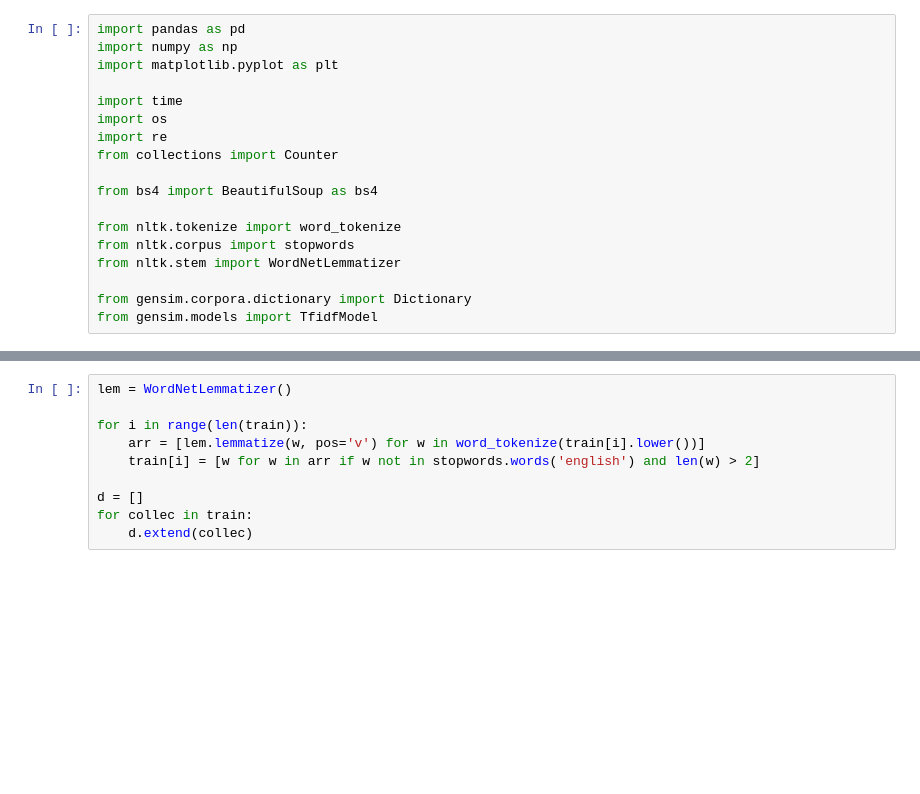
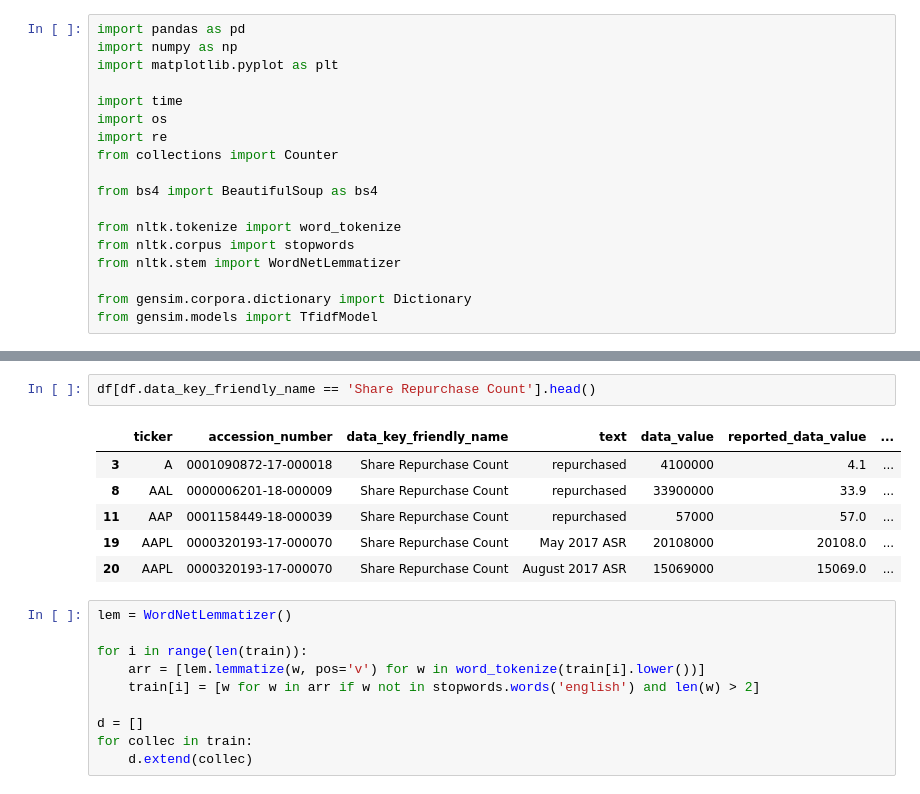
Before and after one commit to taylorperkins/New-Constructs-NLP-Text-Classification, a Jupyter notebook: logic/notebooks/x.ipynb, the cells around one changed output, grey strips where cells are left out. Saved outputs shown, nothing was run; the diff lists cells and outputs as text; blank space fills up the shorter version.

```diff
--- a/logic/notebooks/x.ipynb
+++ b/logic/notebooks/x.ipynb
@@ -22,3 +43,12 @@ train = df.paragraph_text.tolist()
+# %%
+df[df.data_key_friendly_name == 'Share Repurchase Count'].head()
+# %% [output]
+|  | ticker | accession_number | data_key_friendly_name | text | data_value | reported_data_value | ... |
+| 3 | A | 0001090872-17-000018 | Share Repurchase Count | repurchased | 4100000 | 4.1 | ... |
+| 8 | AAL | 0000006201-18-000009 | Share Repurchase Count | repurchased | 33900000 | 33.9 | ... |
+| 11 | AAP | 0001158449-18-000039 | Share Repurchase Count | repurchased | 57000 | 57.0 | ... |
+| 19 | AAPL | 0000320193-17-000070 | Share Repurchase Count | May 2017 ASR | 20108000 | 20108.0 | ... |
+| 20 | AAPL | 0000320193-17-000070 | Share Repurchase Count | August 2017 ASR | 15069000 | 15069.0 | ... |
 # %%
 lem = WordNetLemmatizer()
 
```
Also changed, not shown: parts of 4 cells of this notebook, 7 other files.
